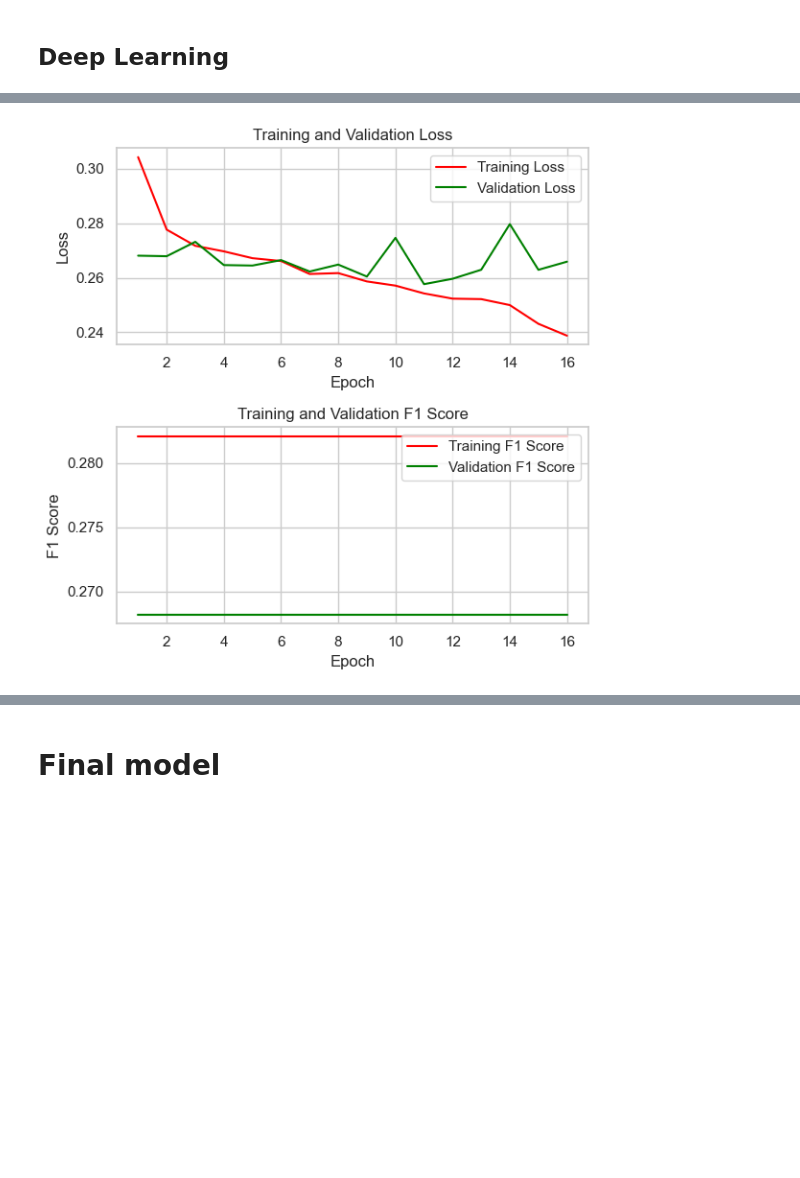
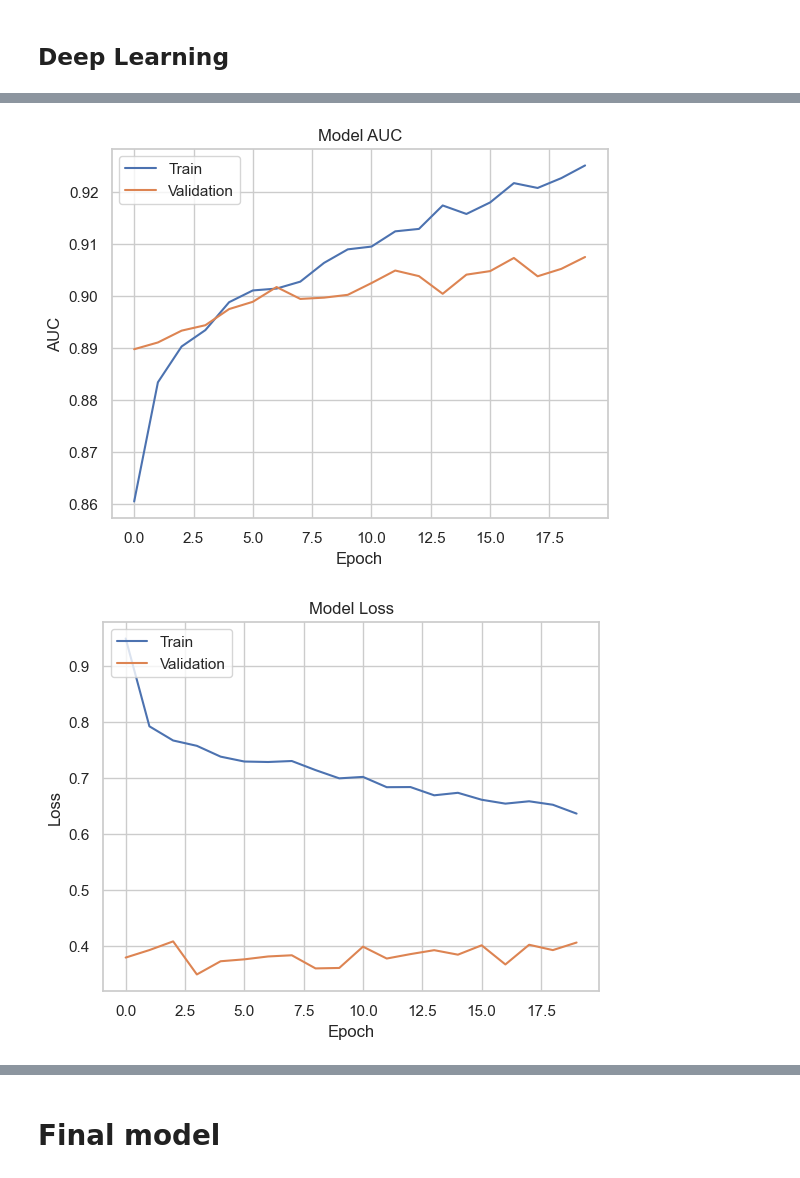
Before and after one commit to Michael-Pytel/Consumer-Loans-Analysis, a Jupyter notebook: notebooks/modeling_validation.ipynb, the cells around one changed output, grey strips where cells are left out. Cells and saved outputs as stored; diff of their text form; code cells hidden in the pictures; blank space fills up the shorter version.

```diff
--- a/notebooks/modeling_validation.ipynb
+++ b/notebooks/modeling_validation.ipynb
@@ -486,4 +598,6 @@ plot_history(history)
 # %%
+import numpy as np
+
 class DropConnect(tf.keras.layers.Layer):
     def __init__(self, rate, **kwargs):
         super(DropConnect, self).__init__(**kwargs)
@@ -496,12 +610,25 @@ class DropConnect(tf.keras.layers.Layer):
 
 def drop_connect_net():
     inputs = tf.keras.Input(shape=(X_train.shape[1],))
-    x = layers.Dense(128, activation='relu')(inputs)
+    x = tf.keras.layers.Dense(128, activation='relu')(inputs)
     x = DropConnect(0.2)(x)
-    x = layers.Dense(64, activation='relu')(x)
+    x = tf.keras.layers.Dense(64, activation='relu')(x)
     x = DropConnect(0.2)(x)
-    x = layers.Dense(32, activation='relu')(x)
+    x = tf.keras.layers.Dense(32, activation='relu')(x)
     x = DropConnect(0.2)(x)
-    outputs = layers.Dense(1, activation='softmax')(x)
+    outputs = tf.keras.layers.Dense(1, activation='sigmoid')(x)  # Use 'sigmoid' activation for binary classification
     model = tf.keras.Model(inputs, outputs)
     return model
+
+# Compute class weights manually
+total_samples = len(y_train)
+class_counts = np.bincount(y_train)
+class_weights = {i: total_samples / count for i, count in enumerate(class_counts)}
+
+# Create and compile the model
+drop_connect_net_classifier = drop_connect_net()
+drop_connect_net_classifier.summary()
+drop_connect_net_classifier.compile(optimizer='adam', loss='binary_crossentropy', metrics=['AUC', 'accuracy', 'Precision', 'Recall', 'F1Score'])
+
+# Train the model with class weights
+history = drop_connect_net_classifier.fit(X_train, y_train, epochs=20, batch_size=32, validation_data=(X_val, y_val), class_weight=class_weights)
@@ -508,4 +675,0 @@ def drop_connect_net():
-# %%
-drop_connect_classifier = get_simple_model()
-drop_connect_classifier.summary()
-history = train_model(drop_connect_classifier, X_train, y_train, X_val, y_val)
@@ -551,4 +676,21 @@ Epoch 16/100
-# %%
-plot_history(history)
-# %% [output]
-[figure, removed]
+# %%
+# Plot accuracy
+plt.plot(history.history['AUC'])
+plt.plot(history.history['val_AUC'])
+plt.title('Model AUC')
+plt.ylabel('AUC')
+plt.xlabel('Epoch')
+plt.legend(['Train', 'Validation'], loc='upper left')
+plt.show()
+
+# Plot loss
+plt.plot(history.history['loss'])
+plt.plot(history.history['val_loss'])
+plt.title('Model Loss')
+plt.ylabel('Loss')
+plt.xlabel('Epoch')
+plt.legend(['Train', 'Validation'], loc='upper left')
+plt.show()
+# %% [output]
+[figure, added]
+[figure, added]
```
Also changed, not shown: parts of 35 cells of this notebook, 1 other file.
